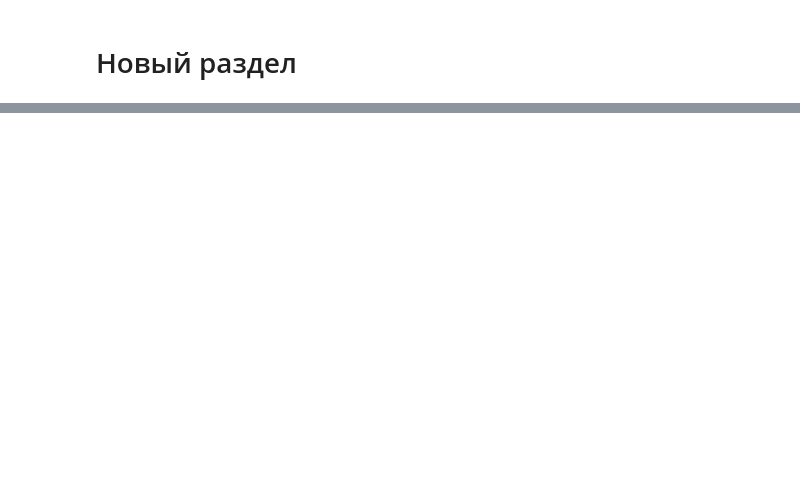
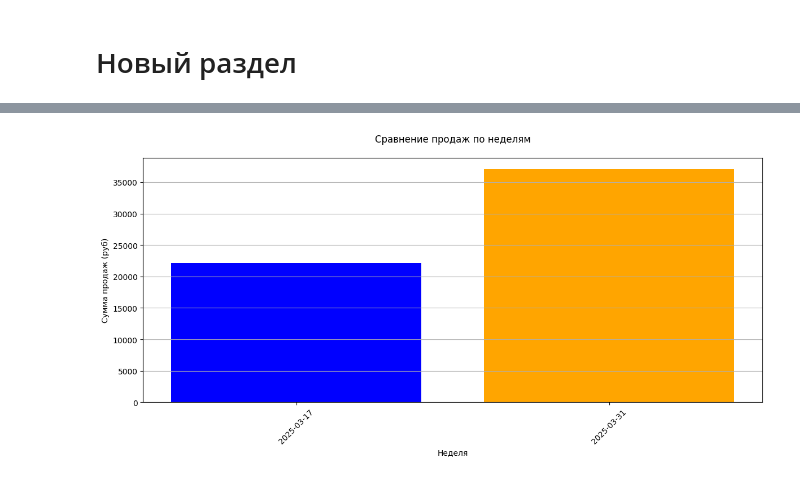
Before and after one commit to mishadvor/FinanceReport, a Jupyter notebook: FiRWB.ipynb, the cells around one changed output, grey strips where cells are left out. Drawn from its saved outputs; the diff is of its cells as text; code cells hidden in the pictures; blank space fills up the shorter version.

```diff
--- a/FiRWB.ipynb
+++ b/FiRWB.ipynb
@@ -260,0 +273,70 @@ print(sums)
+# %%
+import pandas as pd
+import glob
+import matplotlib.pyplot as plt
+from datetime import datetime
+
+# 1. Загрузка файлов
+all_files = glob.glob("/content/week_sale_*.xlsx")
+print("Найдены файлы:", all_files)
+
+df_list = []
+for file in all_files:
+    try:
+        # Чтение файла
+        df = pd.read_excel(file)
+        print(f"\nДанные из {file}:")
+        print(df.head(2))  # Покажем первые строки для проверки
+
+        # Извлечение даты из названия файла
+        date_str = file.split("_")[-1].split(".")[0]
+        file_date = datetime.strptime(date_str, "%d%m%y").date()
+
+        # Проверка соответствия дат
+        if "Дата заказа покупателем" in df.columns:
+            df["Дата заказа покупателем"] = pd.to_datetime(df["Дата заказа покупателем"]).dt.date
+            min_date = df["Дата заказа покупателем"].min()
+            max_date = df["Дата заказа покупателем"].max()
+            print(f"Даты в файле: {min_date} - {max_date}")
+
+        # Добавляем метку недели
+        df["Неделя_файла"] = file_date
+        df_list.append(df)
+
+    except Exception as e:
+        print(f"Ошибка при обработке {file}: {str(e)}")
+
+# 2. Объединение данных
+if not df_list:
+    raise ValueError("Нет данных для обработки")
+
+sales_data = pd.concat(df_list, ignore_index=True)
+
+# 3. Группировка по неделям (учитываем возможные расхождения дат)
+sales_data["Неделя_начала"] = pd.to_datetime(sales_data["Неделя_файла"]) - pd.to_timedelta(
+    pd.to_datetime(sales_data["Неделя_файла"]).dt.dayofweek, unit="D"
+)
+
+weekly_sales = sales_data.groupby("Неделя_начала", as_index=False).agg({
+    "Цена розничная": "sum"
+})
+
+# 4. Вывод результатов
+print("\nИтоговые данные по неделям:")
+print(weekly_sales)
+
+# 5. Визуализация
+plt.figure(figsize=(12, 6))
+plt.bar(
+    weekly_sales["Неделя_начала"].astype(str),
+    weekly_sales["Цена розничная"],
+    color=['blue', 'orange', 'green']
+)
+plt.title("Сравнение продаж по неделям", pad=20)
+plt.xlabel("Неделя")
+plt.ylabel("Сумма продаж (руб)")
+plt.grid(axis='y')
+plt.xticks(rotation=45)
+plt.tight_layout()
+plt.show()
+# %% [output]
@@ -260,0 +360 @@ print(sums)
+[figure, added]
```
Also changed, not shown: parts of 5 cells of this notebook.
